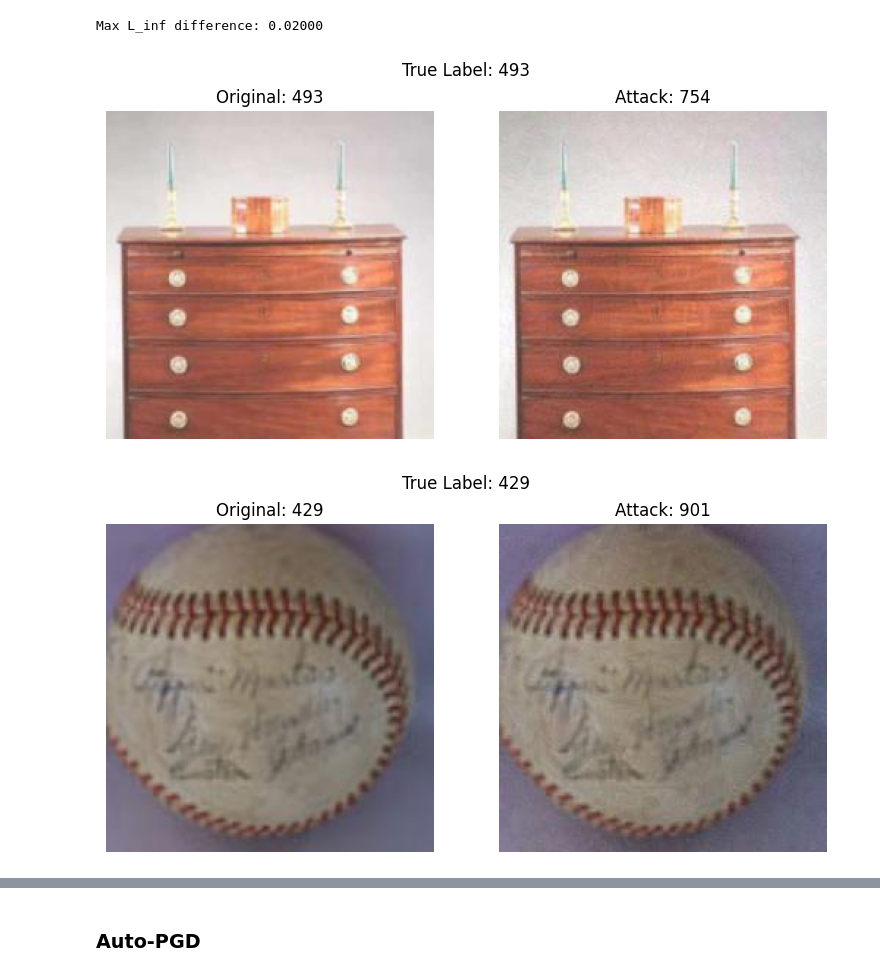
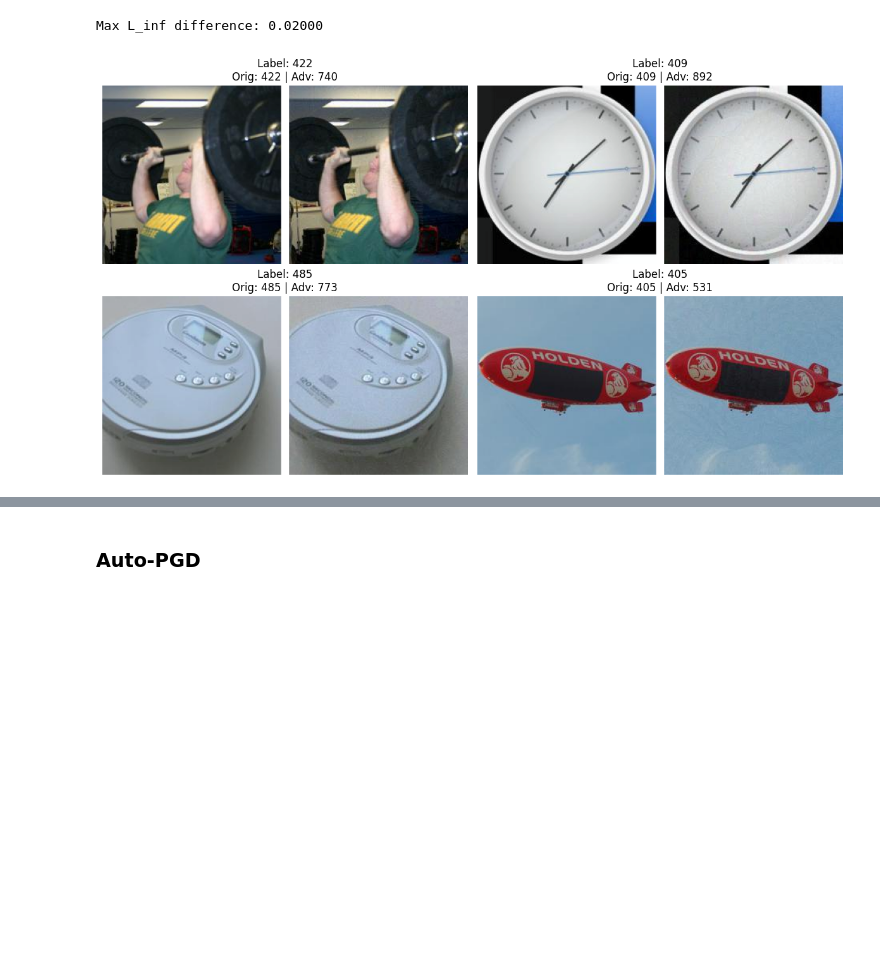
Before and after one commit to joeya20/dl-project3, a Jupyter notebook: main_joey.ipynb, the cells around one changed output, grey strips where cells are left out. Drawn from its saved outputs; the diff is of its cells as text; code cells hidden in the pictures; blank space fills up the shorter version.

```diff
--- a/main_joey.ipynb
+++ b/main_joey.ipynb
@@ -317,7 +322,7 @@ def pgd_attack(model, images, labels, epsilon, alpha, num_iter, mean_norms=mean_
 # %%
 pgd_output_dir = "./AdversarialTestSet2"
 
-alpha = epsilon / 4
+alpha = epsilon / 10
 alpha_tensor = torch.tensor(alpha).view(1, 3, 1, 1).to(device, dtype=torch.float32)
 
 pgd_images = []
@@ -326,7 +331,7 @@ pretrained_model.eval()
 for i, (image, label) in enumerate(adv_dataloader):
     image, label = image.to(device), label.to(device)
     imagenet_label = torch.tensor([label_to_imagenet[int(label.item())]], device=device)
-    pgd_img = pgd_attack(pretrained_model, image, imagenet_label, epsilon_tensor, alpha_tensor, num_iter=10)
+    pgd_img = pgd_attack(pretrained_model, image, imagenet_label, epsilon_tensor, alpha_tensor, num_iter=20)
     pgd_images.append(pgd_img.cpu())
 
 # Get original image file paths from the dataset
@@ -359,17 +364,16 @@ Max L_inf difference: 0.02000
 # %%
 successful_attacks = []
 df = pd.read_csv('pred.csv')
 
 for idx, row in df.iterrows():
     img, label = orig_dataset[idx]
     if label_to_imagenet[label] == row['orig'] and \
        row['orig'] == row['fgsm'] and \
        row['fgsm'] != row['pgd']:
         successful_attacks.append(idx)
 
 # Show 5 random successful attacks
-selected = random.sample(successful_attacks, min(5, len(successful_attacks)))
-show_successful_attacks(selected, pretrained_model, orig_dataset, pgd_dataset)
+selected = random.sample(successful_attacks, min(4, len(successful_attacks)))
+show_successful_attacks_grid(selected, pretrained_model, orig_dataset, pgd_dataset)
 # %% [output]
-[figure, old version]
+[figure, new version]
-[figure, removed]
```
Also changed, not shown: parts of 14 cells of this notebook, 1 other file.
